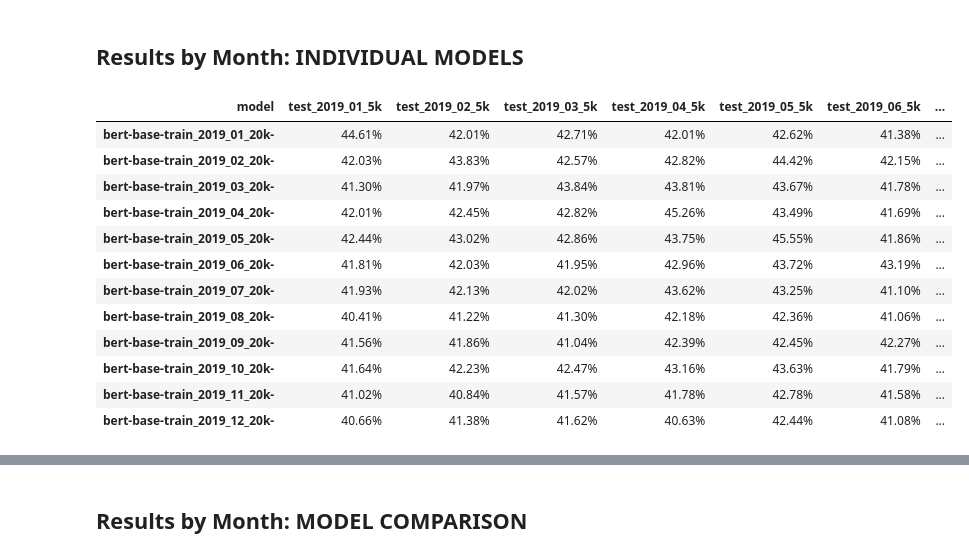
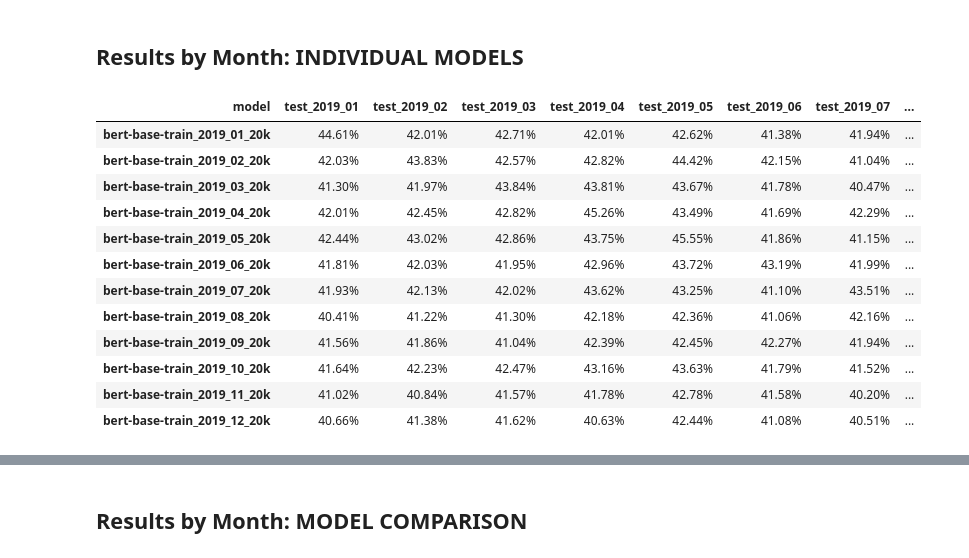
Before and after one commit to paul-rottger/temporal-adaptation, a Jupyter notebook: 4_evaluation/classification/evaluate_classification_results.ipynb, the cells around one changed output, grey strips where cells are left out. Drawn from its saved outputs; the diff is of its cells as text; code cells hidden in the pictures.

```diff
--- a/4_evaluation/classification/evaluate_classification_results.ipynb
+++ b/4_evaluation/classification/evaluate_classification_results.ipynb
@@ -558,45 +558,45 @@ def plot_F1_monthly(F1_TYPE, MODEL_TYPE, YEAR_FILTER = ["2017", "2018", "2019",
     directory = f'../../0_results/reddit/classification/month-models/{MODEL_TYPE}'
     for filename in os.listdir(directory):
         if filename.endswith(".csv"):
             results[os.path.splitext(filename)[0]] = pd.read_csv(os.path.join(directory, filename))
             continue
         else:
             continue
 
     # calculate f1
     scores = {}
 
     for key in results :
         scores[key] = f1_score(results[key]['label'], results[key]['prediction'], average=F1_TYPE)
 
     score_series = {}
-    for model in sorted(pd.unique(pd.Series(scores.keys()).apply(lambda x: re.search(r'(.*?)test(.*?)', x).group(1)))):
+    for model in sorted(pd.unique(pd.Series(scores.keys()).apply(lambda x: re.search(r'(.*?)-test(.*?)', x).group(1)))):
         if any("_"+year in model for year in YEAR_FILTER):
             score_series[model] = {}
             for key in sorted(scores):
                 if model in key and any("_"+year in re.search(r'(.*?)k-(.*)', key).group(2) for year in YEAR_FILTER):
-                    score_series[model][re.search(r'(.*?)k-(.*)', key).group(2)] = scores[key]
+                    score_series[model][re.search(r'(.*?)k-(.*)_5k', key).group(2)] = scores[key]
 
     out_df = pd.DataFrame.from_dict(score_series).reset_index().rename(columns={'index':'model'})
 
     out_df.set_index('model', inplace=True)
 
     cm = sns.color_palette('Greens', as_cmap=True)
 
     display(out_df.T.style.background_gradient(cmap=cm, axis = 0 ).format('{0:,.2%}'))
 
 plot_F1_monthly(F1_TYPE = 'macro', MODEL_TYPE = 'base', YEAR_FILTER = ["2019"])
 # %% [output]
-| model | test_2019_01_5k | test_2019_02_5k | test_2019_03_5k | test_2019_04_5k | test_2019_05_5k | test_2019_06_5k | ... |
-| bert-base-train_2019_01_20k- | 44.61% | 42.01% | 42.71% | 42.01% | 42.62% | 41.38% | ... |
-| bert-base-train_2019_02_20k- | 42.03% | 43.83% | 42.57% | 42.82% | 44.42% | 42.15% | ... |
-| bert-base-train_2019_03_20k- | 41.30% | 41.97% | 43.84% | 43.81% | 43.67% | 41.78% | ... |
-| bert-base-train_2019_04_20k- | 42.01% | 42.45% | 42.82% | 45.26% | 43.49% | 41.69% | ... |
-| bert-base-train_2019_05_20k- | 42.44% | 43.02% | 42.86% | 43.75% | 45.55% | 41.86% | ... |
-| bert-base-train_2019_06_20k- | 41.81% | 42.03% | 41.95% | 42.96% | 43.72% | 43.19% | ... |
-| bert-base-train_2019_07_20k- | 41.93% | 42.13% | 42.02% | 43.62% | 43.25% | 41.10% | ... |
-| bert-base-train_2019_08_20k- | 40.41% | 41.22% | 41.30% | 42.18% | 42.36% | 41.06% | ... |
-| bert-base-train_2019_09_20k- | 41.56% | 41.86% | 41.04% | 42.39% | 42.45% | 42.27% | ... |
-| bert-base-train_2019_10_20k- | 41.64% | 42.23% | 42.47% | 43.16% | 43.63% | 41.79% | ... |
-| bert-base-train_2019_11_20k- | 41.02% | 40.84% | 41.57% | 41.78% | 42.78% | 41.58% | ... |
-| bert-base-train_2019_12_20k- | 40.66% | 41.38% | 41.62% | 40.63% | 42.44% | 41.08% | ... |
+| model | test_2019_01 | test_2019_02 | test_2019_03 | test_2019_04 | test_2019_05 | test_2019_06 | test_2019_07 | ... |
+| bert-base-train_2019_01_20k | 44.61% | 42.01% | 42.71% | 42.01% | 42.62% | 41.38% | 41.94% | ... |
+| bert-base-train_2019_02_20k | 42.03% | 43.83% | 42.57% | 42.82% | 44.42% | 42.15% | 41.04% | ... |
+| bert-base-train_2019_03_20k | 41.30% | 41.97% | 43.84% | 43.81% | 43.67% | 41.78% | 40.47% | ... |
+| bert-base-train_2019_04_20k | 42.01% | 42.45% | 42.82% | 45.26% | 43.49% | 41.69% | 42.29% | ... |
+| bert-base-train_2019_05_20k | 42.44% | 43.02% | 42.86% | 43.75% | 45.55% | 41.86% | 41.15% | ... |
+| bert-base-train_2019_06_20k | 41.81% | 42.03% | 41.95% | 42.96% | 43.72% | 43.19% | 41.99% | ... |
+| bert-base-train_2019_07_20k | 41.93% | 42.13% | 42.02% | 43.62% | 43.25% | 41.10% | 43.51% | ... |
+| bert-base-train_2019_08_20k | 40.41% | 41.22% | 41.30% | 42.18% | 42.36% | 41.06% | 42.16% | ... |
+| bert-base-train_2019_09_20k | 41.56% | 41.86% | 41.04% | 42.39% | 42.45% | 42.27% | 41.94% | ... |
+| bert-base-train_2019_10_20k | 41.64% | 42.23% | 42.47% | 43.16% | 43.63% | 41.79% | 41.52% | ... |
+| bert-base-train_2019_11_20k | 41.02% | 40.84% | 41.57% | 41.78% | 42.78% | 41.58% | 40.20% | ... |
+| bert-base-train_2019_12_20k | 40.66% | 41.38% | 41.62% | 40.63% | 42.44% | 41.08% | 40.51% | ... |
```
Also changed, not shown: parts of 8 cells of this notebook, 2 other files.
